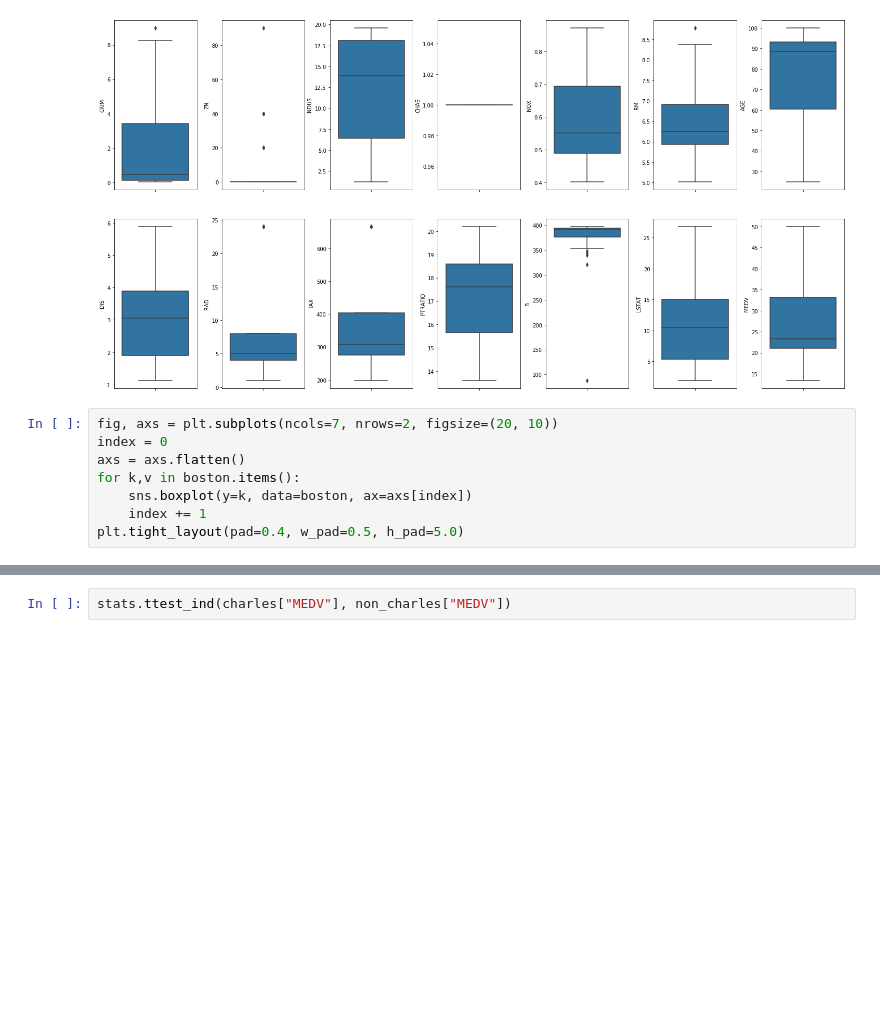
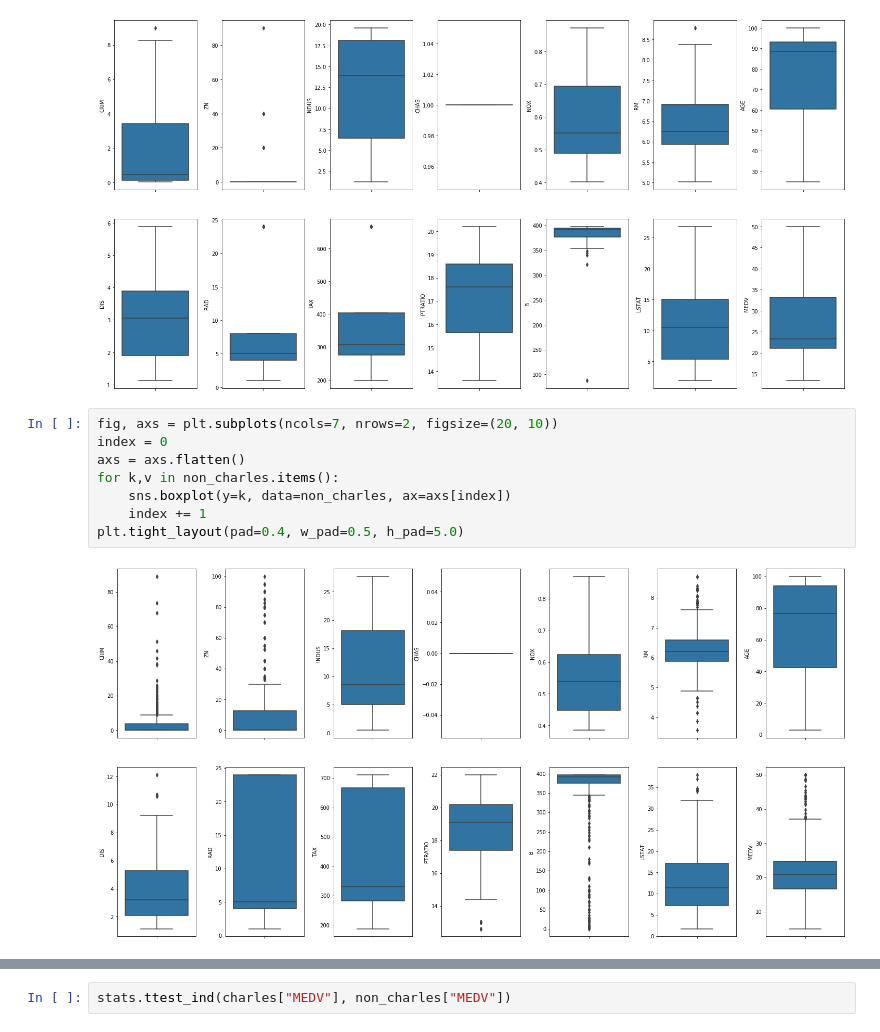
Before and after one commit to diarmuidwhelan/Machine-learning-and-statistics, a Jupyter notebook: Machine Learning and Statistics Project.ipynb, the cells around one changed output, grey strips where cells are left out. Saved outputs shown, nothing was run; the diff lists cells and outputs as text; blank space fills up the shorter version.

```diff
--- a/Machine Learning and Statistics Project.ipynb
+++ b/Machine Learning and Statistics Project.ipynb
@@ -251,10 +268,12 @@ plt.tight_layout(pad=0.4, w_pad=0.5, h_pad=5.0)
 # %%
 fig, axs = plt.subplots(ncols=7, nrows=2, figsize=(20, 10))
 index = 0
 axs = axs.flatten()
-for k,v in boston.items():
-    sns.boxplot(y=k, data=boston, ax=axs[index])
+for k,v in non_charles.items():
+    sns.boxplot(y=k, data=non_charles, ax=axs[index])
     index += 1
 plt.tight_layout(pad=0.4, w_pad=0.5, h_pad=5.0)
+# %% [output]
+[figure, added]
 # %%
 #Compare Median Value of Charles river area vs non Charles River area
```
Also changed, not shown: parts of 14 cells of this notebook.
